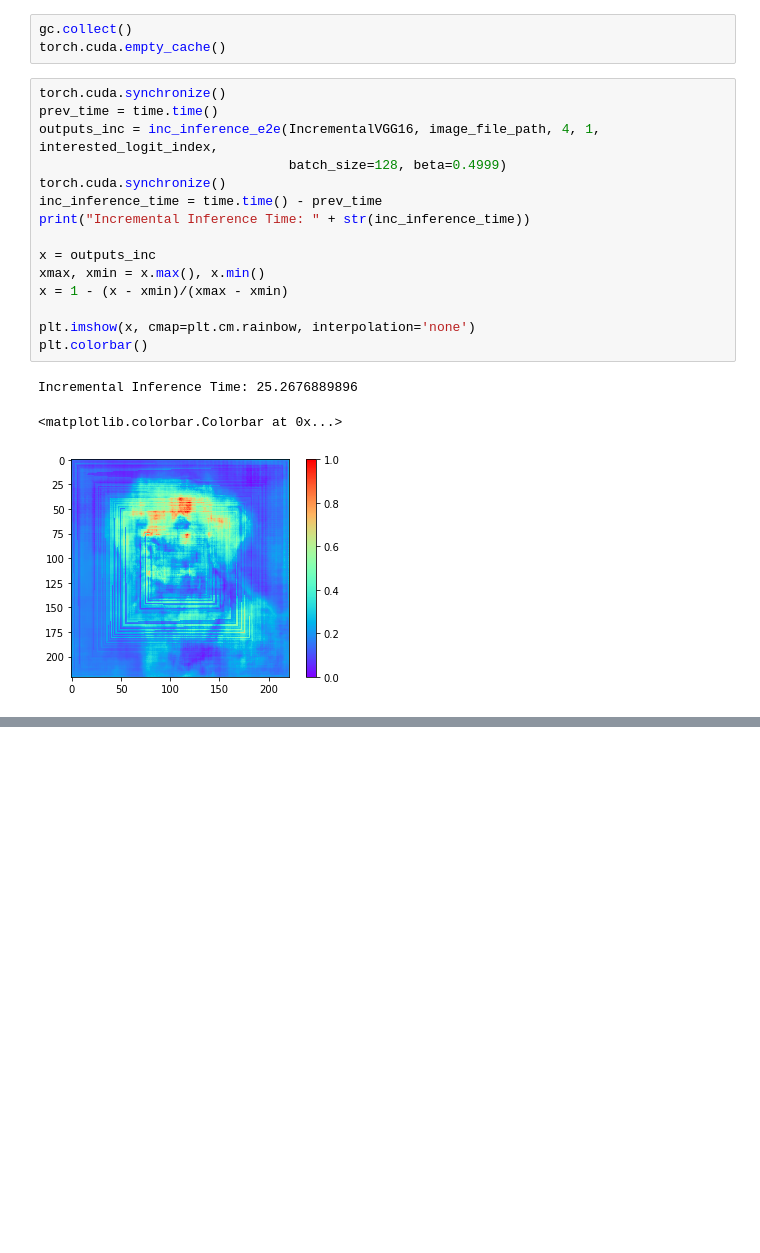
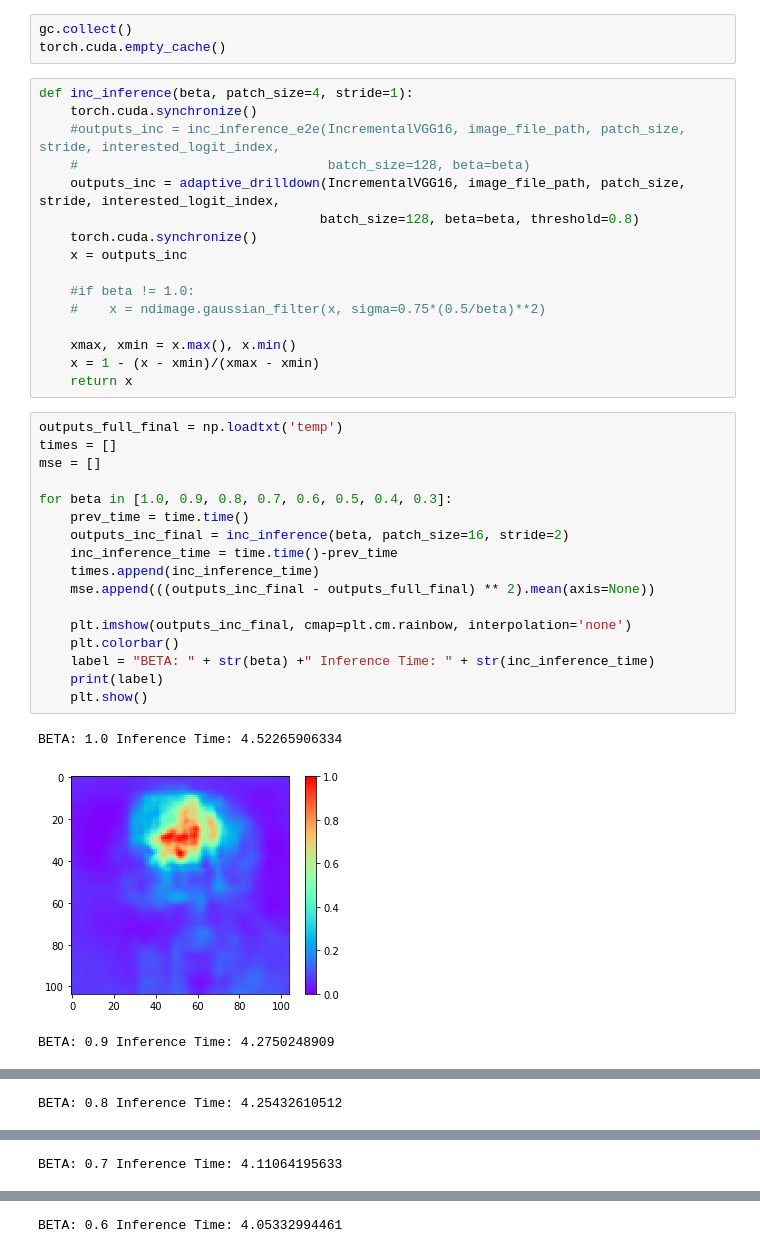
Before and after one commit to xil222/krypton, a Jupyter notebook: notebooks/full_vs_inc.ipynb, the cells around one changed output, grey strips where cells are left out. Saved outputs shown, nothing was run; the diff lists cells and outputs as text; blank space fills up the shorter version.

```diff
--- a/notebooks/full_vs_inc.ipynb
+++ b/notebooks/full_vs_inc.ipynb
@@ -39,21 +42,39 @@ plt.colorbar()
 gc.collect()
 torch.cuda.empty_cache()
 # %%
-torch.cuda.synchronize()
-prev_time = time.time()
-outputs_inc = inc_inference_e2e(IncrementalVGG16, image_file_path, 4, 1, interested_logit_index,
-                                batch_size=128, beta=0.4999)
-torch.cuda.synchronize()
-inc_inference_time = time.time() - prev_time
-print("Incremental Inference Time: " + str(inc_inference_time))
+def inc_inference(beta, patch_size=4, stride=1):
+    torch.cuda.synchronize()
+    #outputs_inc = inc_inference_e2e(IncrementalVGG16, image_file_path, patch_size, stride, interested_logit_index,
+    #                                batch_size=128, beta=beta)
+    outputs_inc = adaptive_drilldown(IncrementalVGG16, image_file_path, patch_size, stride, interested_logit_index,
+                                    batch_size=128, beta=beta, threshold=0.8)
+    torch.cuda.synchronize()
+    x = outputs_inc
 
-x = outputs_inc
-xmax, xmin = x.max(), x.min()
-x = 1 - (x - xmin)/(xmax - xmin)
+    #if beta != 1.0:
+    #    x = ndimage.gaussian_filter(x, sigma=0.75*(0.5/beta)**2)
 
-plt.imshow(x, cmap=plt.cm.rainbow, interpolation='none')
-plt.colorbar()
+    xmax, xmin = x.max(), x.min()
+    x = 1 - (x - xmin)/(xmax - xmin)
+    return x
-# %% [output]
-Incremental Inference Time: 25.2676889896
-<matplotlib.colorbar.Colorbar at 0x...>
-[figure, removed]
+# %%
+outputs_full_final = np.loadtxt('temp')
+times = []
+mse = []
+
+for beta in [1.0, 0.9, 0.8, 0.7, 0.6, 0.5, 0.4, 0.3]:
+    prev_time = time.time()
+    outputs_inc_final = inc_inference(beta, patch_size=16, stride=2)
+    inc_inference_time = time.time()-prev_time
+    times.append(inc_inference_time)
+    mse.append(((outputs_inc_final - outputs_full_final) ** 2).mean(axis=None))
+
+    plt.imshow(outputs_inc_final, cmap=plt.cm.rainbow, interpolation='none')
+    plt.colorbar()
+    label = "BETA: " + str(beta) +" Inference Time: " + str(inc_inference_time)
+    print(label)
+    plt.show()
+# %% [output]
+BETA: 1.0 Inference Time: 4.52265906334
+[figure, added]
+BETA: 0.9 Inference Time: 4.2750248909
@@ -59,0 +82 @@ Incremental Inference Time: 25.2676889896
+BETA: 0.8 Inference Time: 4.25432610512
@@ -59,0 +84 @@ Incremental Inference Time: 25.2676889896
+BETA: 0.7 Inference Time: 4.11064195633
@@ -59,0 +86 @@ Incremental Inference Time: 25.2676889896
+BETA: 0.6 Inference Time: 4.05332994461
```
Also changed, not shown: parts of 7 cells of this notebook, 5 other files.
